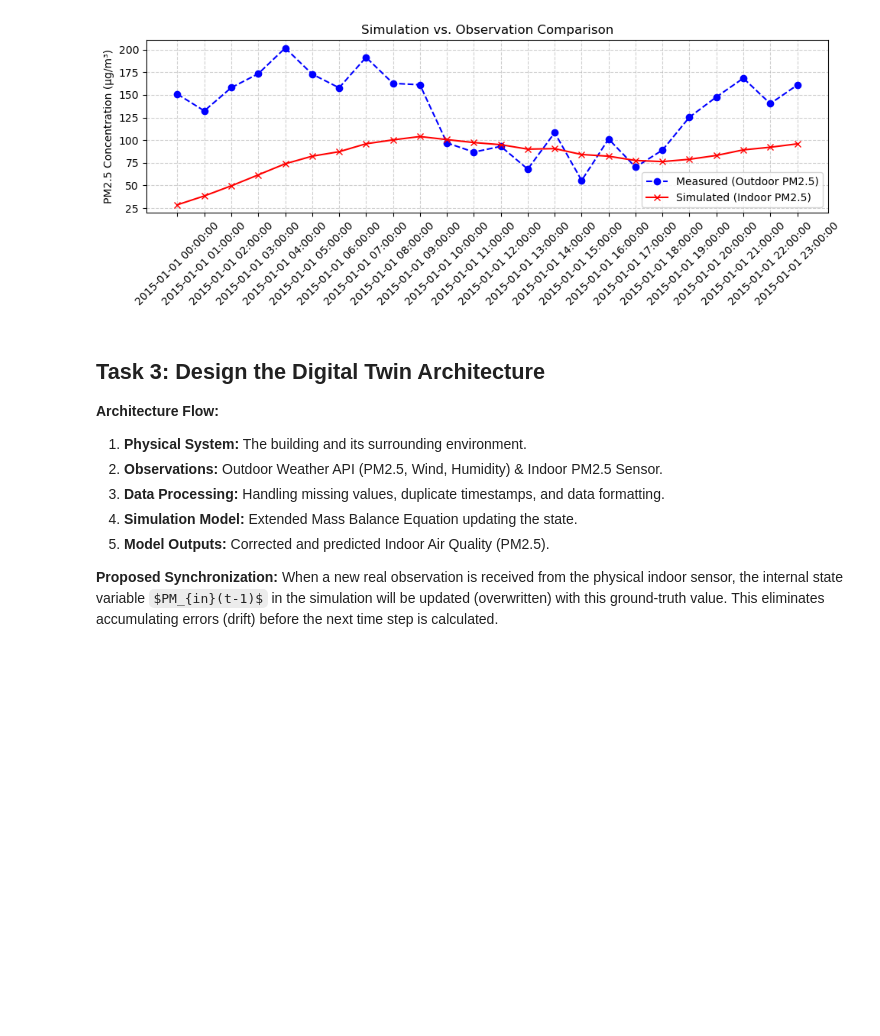
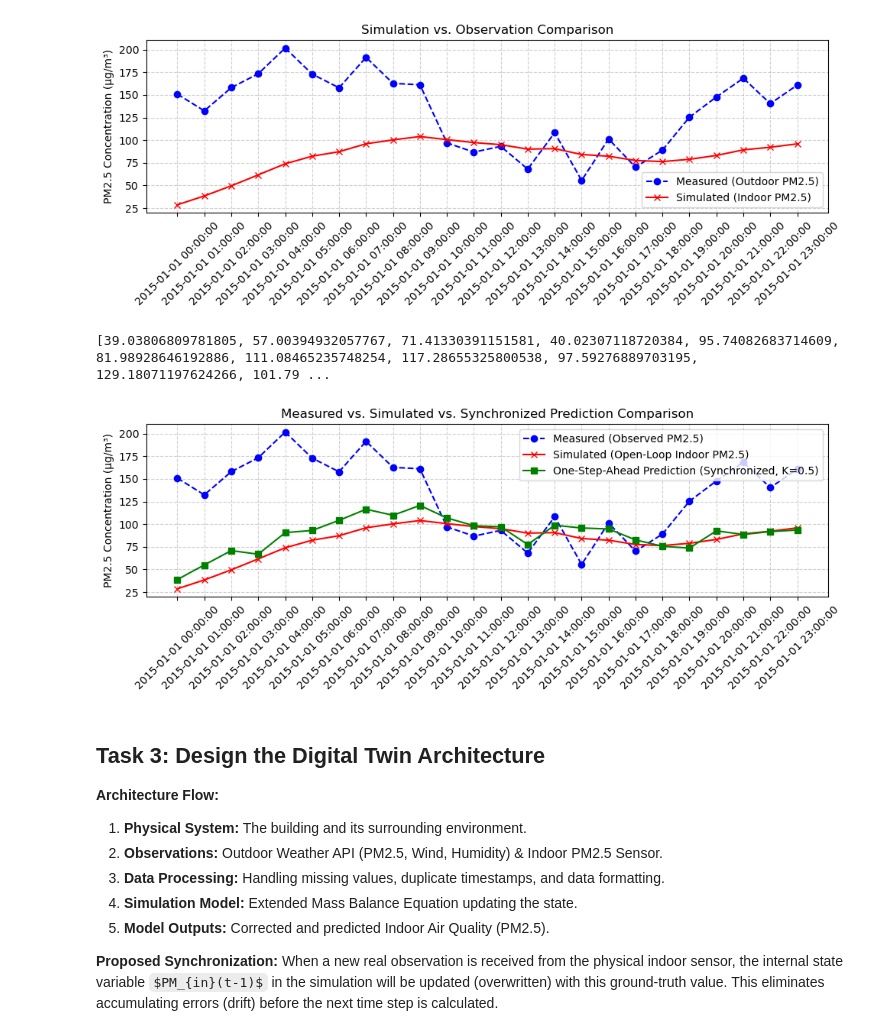
Before and after one commit to KonmaWasurenaide/DigitalTwin_Project_DE_IK, a Jupyter notebook: HomeWorks/HomeWork_3.ipynb, the cells around one changed output. Cells and saved outputs as stored; diff of their text form; code cells hidden in the pictures; blank space fills up the shorter version.

Commit message:
Implemented one step ahed pred,
kicserleni karant a mendeley datara

```diff
--- a/HomeWorks/HomeWork_3.ipynb
+++ b/HomeWorks/HomeWork_3.ipynb
@@ -101,6 +101,62 @@ plt.tight_layout()
 plt.show()
 # %% [output]
 [figure]
+# %%
+import random
+
+ # We dont have measured data yet
+C_obs_generated = [(simulated_pm25[i] + random.randint(-30,30) + random.random())  for i in range(len(simulated_pm25))]
+print(C_obs_generated)
+
+# 2. Szinkronizált Digital Twin modell (Observe -> Correct -> Predict)
+def simulate_synchronized_aq(data, K=0.5, k_base=0.1, c_w=0.05, c_h=0.001, alpha_source=0.0, beta_purifier=0.0):
+    delta_t = 1
+    C_sim = 15.0  # Kezdeti állapot
+
+    predictions = []     # Előrejelzett (one-step-ahead) PM2.5 értékek
+    updated_states = []  # Szinkronizált (C_updated) értékek
+
+    for i in range(len(data)):
+        # Observe: aktuális megfigyelés és környezeti bemenetek beolvasása soronként
+        C_obs = C_obs_generated[i]
+        PM_out = data['pm25'].iloc[i]
+        v = data['wind'].iloc[i]
+        h = data['rh'].iloc[i]
+
+        # Synchronize (Correct): C_updated = C_sim + K * (C_obs - C_sim)
+        C_updated = C_sim + K * (C_obs - C_sim)
+        updated_states.append(C_updated)
+
+        # Predict: a frissített állapot előreléptetése a modellel a következő időlépésre
+        k_v = k_base + c_w * v
+        gamma_h = c_h * h
+
+        change = delta_t * (k_v * (PM_out - C_updated) - gamma_h * C_updated + alpha_source - beta_purifier)
+        C_sim = max(0, C_updated + change)
+        predictions.append(C_sim)
+
+    return predictions, updated_states
+
+# Szimulációk futtatása
+simulated_pm25 = simulate_advanced_indoor_aq(df_day)
+predicted_pm25, synchronized_pm25 = simulate_synchronized_aq(df_day, K=0.5)
+
+# A 3 görbe összehasonlító ábrázolása
+plt.figure(figsize=(10, 4))
+plt.plot(df_day['datetime'], df_day['pm25'], label='Measured (Observed PM2.5)', linestyle='--', color='blue', marker='o')
+plt.plot(df_day['datetime'], simulated_pm25, label='Simulated (Open-Loop Indoor PM2.5)', color='red', marker='x')
+plt.plot(df_day['datetime'], predicted_pm25, label='One-Step-Ahead Prediction (Synchronized, K=0.5)', color='green', marker='s')
+
+plt.xticks(rotation=45)
+plt.ylabel('PM2.5 Concentration (µg/m³)')
+plt.title('Measured vs. Simulated vs. Synchronized Prediction Comparison')
+plt.legend()
+plt.grid(True, linestyle='--', alpha=0.6)
+plt.tight_layout()
+plt.show()
+# %% [output]
+[39.03806809781805, 57.00394932057767, 71.41330391151581, 40.02307118720384, 95.74082683714609, 81.98928646192886, 111.08465235748254, 117.28655325800538, 97.59276889703195, 129.18071197624266, 101.79 ...
+[figure, added]
 # %% [markdown]
 ## Task 3: Design the Digital Twin Architecture
 
```
